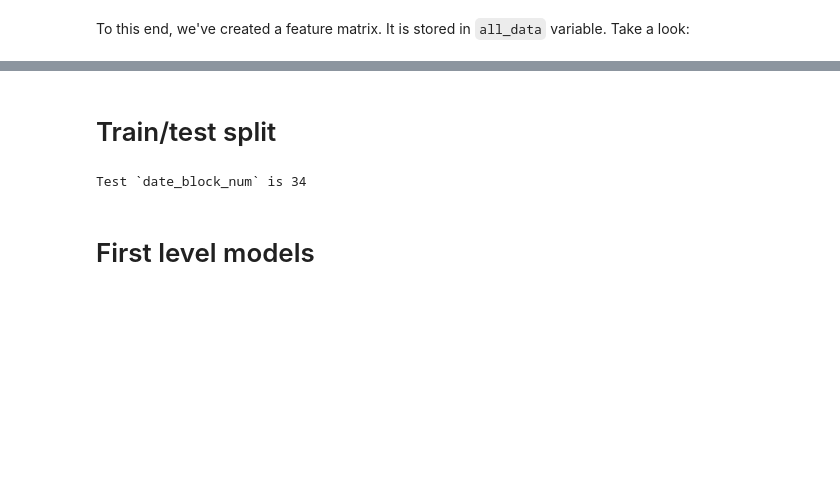
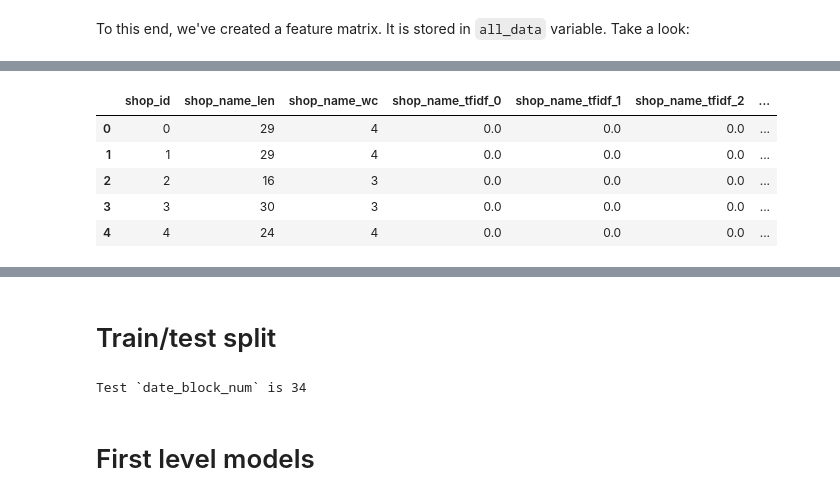
Before and after one commit to legolas140/competitive-data-science-1, a Jupyter notebook: kernels/final-project.ipynb, the cells around one changed output, grey strips where cells are left out. Drawn from its saved outputs; the diff is of its cells as text; code cells hidden in the pictures; blank space fills up the shorter version.

```diff
--- a/kernels/final-project.ipynb
+++ b/kernels/final-project.ipynb
@@ -153,0 +195,19 @@ all_data.head(5)
+# %%
+#Text Features
+feature_cnt = 25
+tfidf = feature_extraction.text.TfidfVectorizer(max_features=feature_cnt)
+shops['shop_name_len'] = shops['shop_name'].map(len)  #Lenth of Shop Name
+shops['shop_name_wc'] = shops['shop_name'].map(lambda x: len(str(x).split(' '))) #Shop Name Word Count
+txtFeatures = pd.DataFrame(tfidf.fit_transform(shops['shop_name']).toarray())
+cols = txtFeatures.columns
+for i in range(feature_cnt):
+    shops['shop_name_tfidf_' + str(i)] = txtFeatures[cols[i]]
+shops.drop(columns='shop_name', inplace=True)
+shops.head()
+# %% [output]
+|  | shop_id | shop_name_len | shop_name_wc | shop_name_tfidf_0 | shop_name_tfidf_1 | shop_name_tfidf_2 | ... |
+| 0 | 0 | 29 | 4 | 0.0 | 0.0 | 0.0 | ... |
+| 1 | 1 | 29 | 4 | 0.0 | 0.0 | 0.0 | ... |
+| 2 | 2 | 16 | 3 | 0.0 | 0.0 | 0.0 | ... |
+| 3 | 3 | 30 | 3 | 0.0 | 0.0 | 0.0 | ... |
+| 4 | 4 | 24 | 4 | 0.0 | 0.0 | 0.0 | ... |
```
Also changed, not shown: parts of 10 cells of this notebook.
